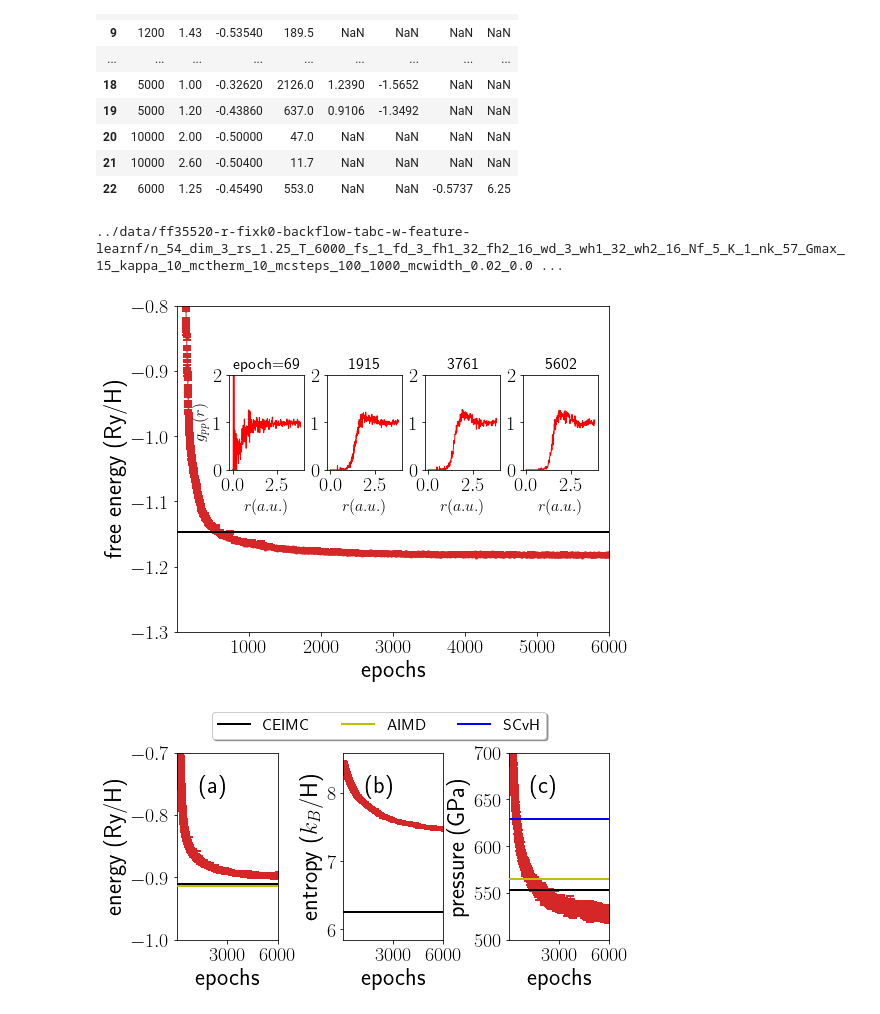
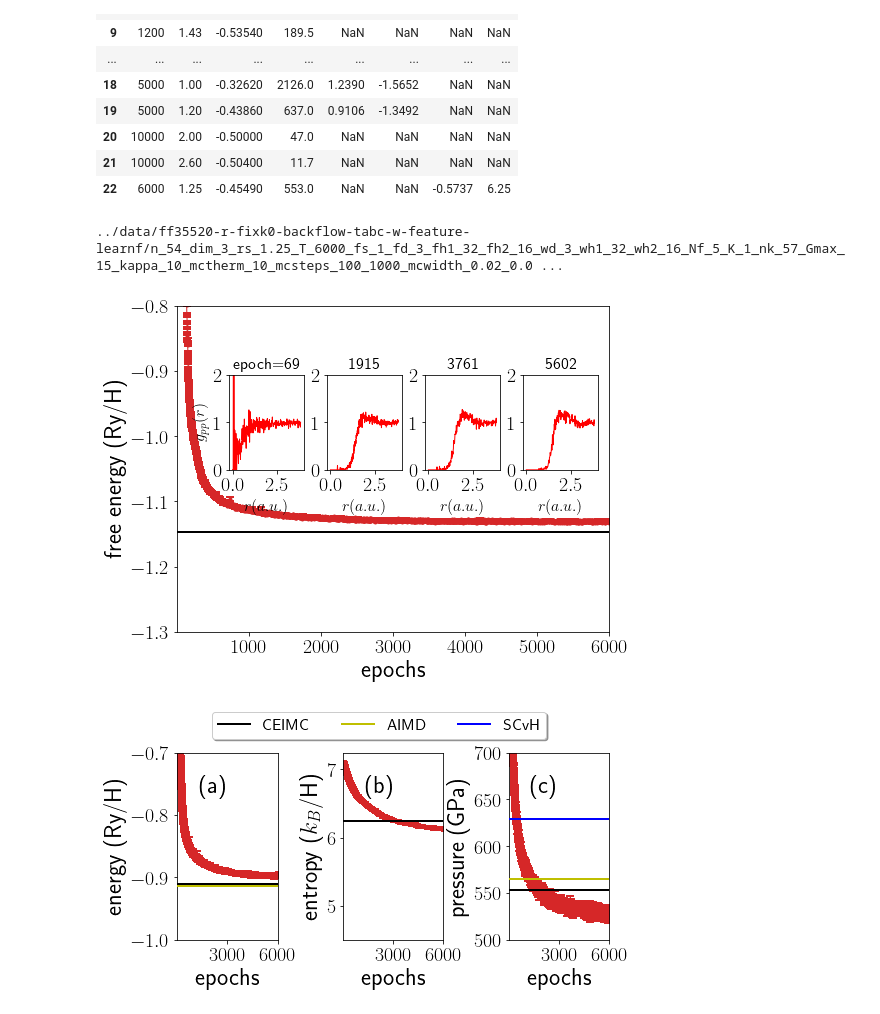
Before and after one commit to fermiflow/hydrogen, a Jupyter notebook: analysis/figs.ipynb, the cells around one changed output. Cells and saved outputs as stored; diff of their text form; code cells hidden in the pictures.

```diff
--- a/analysis/figs.ipynb
+++ b/analysis/figs.ipynb
@@ -88,7 +91,7 @@ if True:
     Kp = 1.5*T/157887.66 # proton kinetic energy in Ry
 
     if obs == 'f':
-        y = df[obs].values + Kp
+        y = df[obs].values + Kp +1.3452*T/157887.66
         yerr = df['f_err'].values
     elif obs == 'vtot':
         y = df['vpp'].values + df['vep'].values + df['vee'].values
@@ -142,34 +145,34 @@ if True:
         if (walkersize != batchsize):
             s = jnp.repeat(s, batchsize//walkersize, 0)
 
         rmesh, gr = get_gr(s, s)
         left, bottom, width, height = [0.24+offset*0.17, 0.5, 0.13, 0.22]
         inset = fig.add_axes([left, bottom, width, height])
         inset.plot(rmesh, gr, 'r')
         inset.set_ylim([0, 2])
         if offset ==0:
             plt.title(r'epoch=%g'%(epoch), fontsize=16)
         else:
             plt.title(r'%g'%(epoch), fontsize=16)
 
         if offset ==0: inset.set_ylabel('$g_{pp}(r)$', fontsize=16)
         inset.set_xlabel('$r(a.u.)$', fontsize=16)
 
         #rmesh, gr = get_gr(s, x)
         #left, bottom, width, height = [0.25+offset*0.13, 0.4, 0.1, 0.15]
         #inset = fig.add_axes([left, bottom, width, height])
         #inset.plot(rmesh, gr, 'r')
         #inset.set_ylim([0, 8])
         #if offset ==0: inset.set_ylabel('$g_{ep}(r)$')
 
 
 ax.set_ylabel('free energy (Ry/H)')
 ax.set_xlabel('epochs')
 plt.subplots_adjust(left=0.15)
 plt.savefig('epoch.pdf')
 # %% [output]
 ../data/ff35520-r-fixk0-backflow-tabc-w-feature-learnf/n_54_dim_3_rs_1.25_T_6000_fs_1_fd_3_fh1_32_fh2_16_wd_3_wh1_32_wh2_16_Nf_5_K_1_nk_57_Gmax_15_kappa_10_mctherm_10_mcsteps_100_1000_mcwidth_0.02_0.0 ...
-[figure, old version]
+[figure, new version]
 # %%
 fig, (ax1, ax2, ax3) = plt.subplots(1, 3, sharex=True, figsize=(8, 4))
 
@@ -232,7 +235,7 @@ ax.add_artist(at)
 
 #(b)
 ax = ax2
-y = df['s'].values
+y = df['s'].values -1.3452
 yerr = df['s_err'].values
 
 ax.errorbar(df['epoch'].values, y, yerr=yerr, color=color,
@@ -292,4 +295,4 @@ ax.add_artist(at)
 plt.subplots_adjust(wspace=0.65, left=0.15, bottom=0.2, top=0.85)
 plt.savefig('obs.pdf')
 # %% [output]
-[figure, old version]
+[figure, new version]
```
Also changed, not shown: parts of 3 cells of this notebook, 1 other file.
